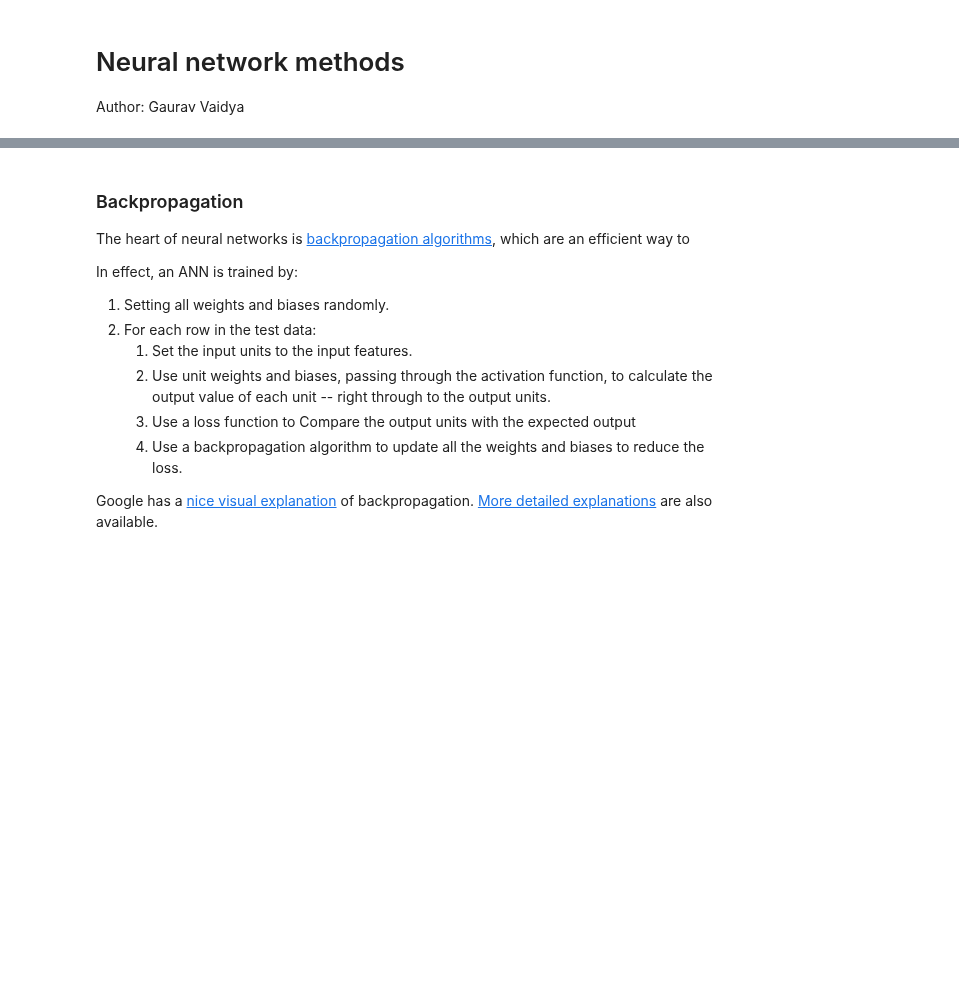
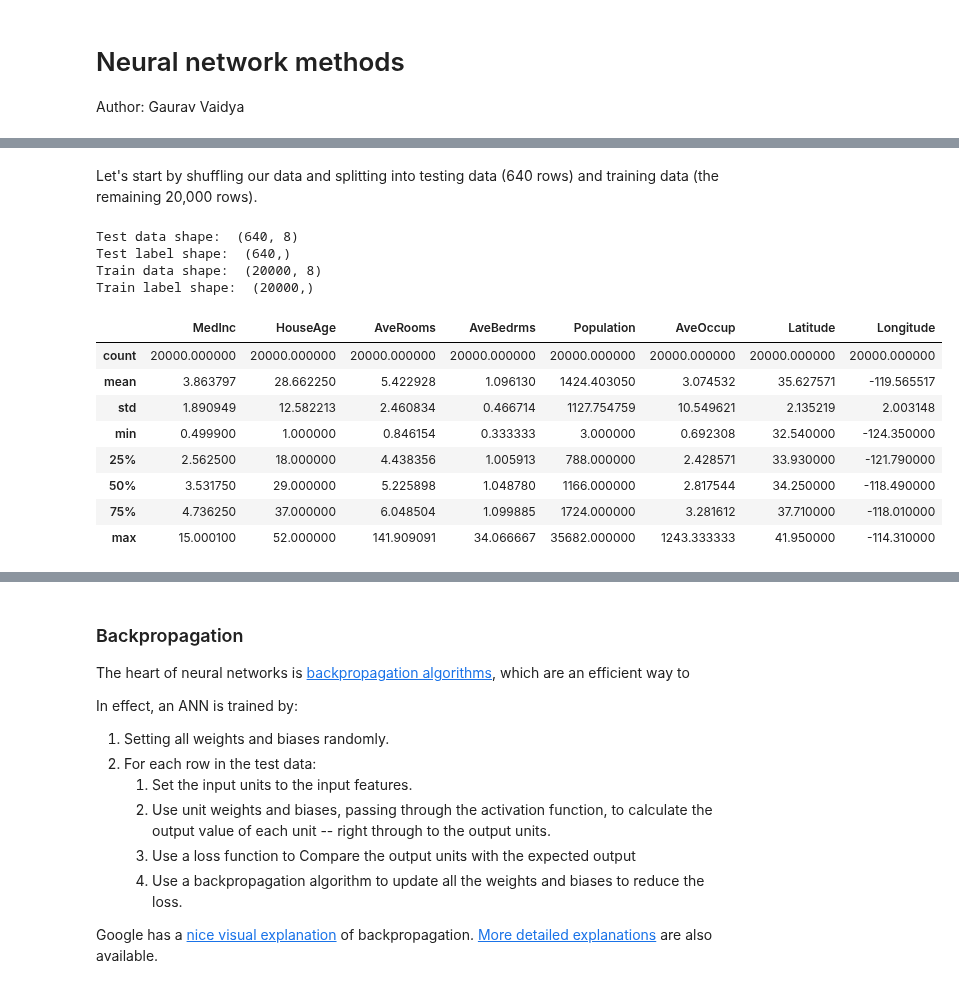
Before and after one commit to USDA-ARS-GBRU/ml-training-site, a Jupyter notebook: assets/nb-lessons/13_neural_network_methods.ipynb, the cells around one changed output, grey strips where cells are left out. Saved outputs shown, nothing was run; the diff lists cells and outputs as text; code cells hidden in the pictures; blank space fills up the shorter version.

```diff
--- a/assets/nb-lessons/13_neural_network_methods.ipynb
+++ b/assets/nb-lessons/13_neural_network_methods.ipynb
@@ -39,0 +96,39 @@ Putting it all together, we end up with a type of ANN called a *multilayer perce
+# %% [markdown]
+Let's start by shuffling our data and splitting into testing data (640 rows) and training data (the remaining 20,000 rows).
+# %%
+# SkLearn has a shuffle method that can shuffle two arrays together,
+# allowing us to shuffle both the features and the known labels without
+# disrupting their order.
+from sklearn.utils import shuffle
+calif_data, calif_labels = shuffle(calif.data, calif.target)
+
+# Use a portion of the data as testing data.
+test_data = calif_data[0:640]
+test_labels = calif_labels[0:640]
+print("Test data shape: ", test_data.shape)
+print("Test label shape: ", test_labels.shape)
+
+# Use the remaining data as training data
+train_data = calif_data[640:]
+train_labels = calif_labels[640:]
+print("Train data shape: ", train_data.shape)
+print("Train label shape: ", train_labels.shape)
+# %% [output]
+Test data shape:  (640, 8)
+Test label shape:  (640,)
+Train data shape:  (20000, 8)
+Train label shape:  (20000,)
+# %%
+# Let's have a look at the data. Is it in similar ranges?
+import pandas as pd
+pd.DataFrame(train_data, columns=calif.feature_names).describe()
+# %% [output]
+|  | MedInc | HouseAge | AveRooms | AveBedrms | Population | AveOccup | Latitude | Longitude |
+| count | 20000.000000 | 20000.000000 | 20000.000000 | 20000.000000 | 20000.000000 | 20000.000000 | 20000.000000 | 20000.000000 |
+| mean | 3.863797 | 28.662250 | 5.422928 | 1.096130 | 1424.403050 | 3.074532 | 35.627571 | -119.565517 |
+| std | 1.890949 | 12.582213 | 2.460834 | 0.466714 | 1127.754759 | 10.549621 | 2.135219 | 2.003148 |
+| min | 0.499900 | 1.000000 | 0.846154 | 0.333333 | 3.000000 | 0.692308 | 32.540000 | -124.350000 |
+| 25% | 2.562500 | 18.000000 | 4.438356 | 1.005913 | 788.000000 | 2.428571 | 33.930000 | -121.790000 |
+| 50% | 3.531750 | 29.000000 | 5.225898 | 1.048780 | 1166.000000 | 2.817544 | 34.250000 | -118.490000 |
+| 75% | 4.736250 | 37.000000 | 6.048504 | 1.099885 | 1724.000000 | 3.281612 | 37.710000 | -118.010000 |
+| max | 15.000100 | 52.000000 | 141.909091 | 34.066667 | 35682.000000 | 1243.333333 | 41.950000 | -114.310000 |
```
Also changed, not shown: parts of 25 cells of this notebook.
